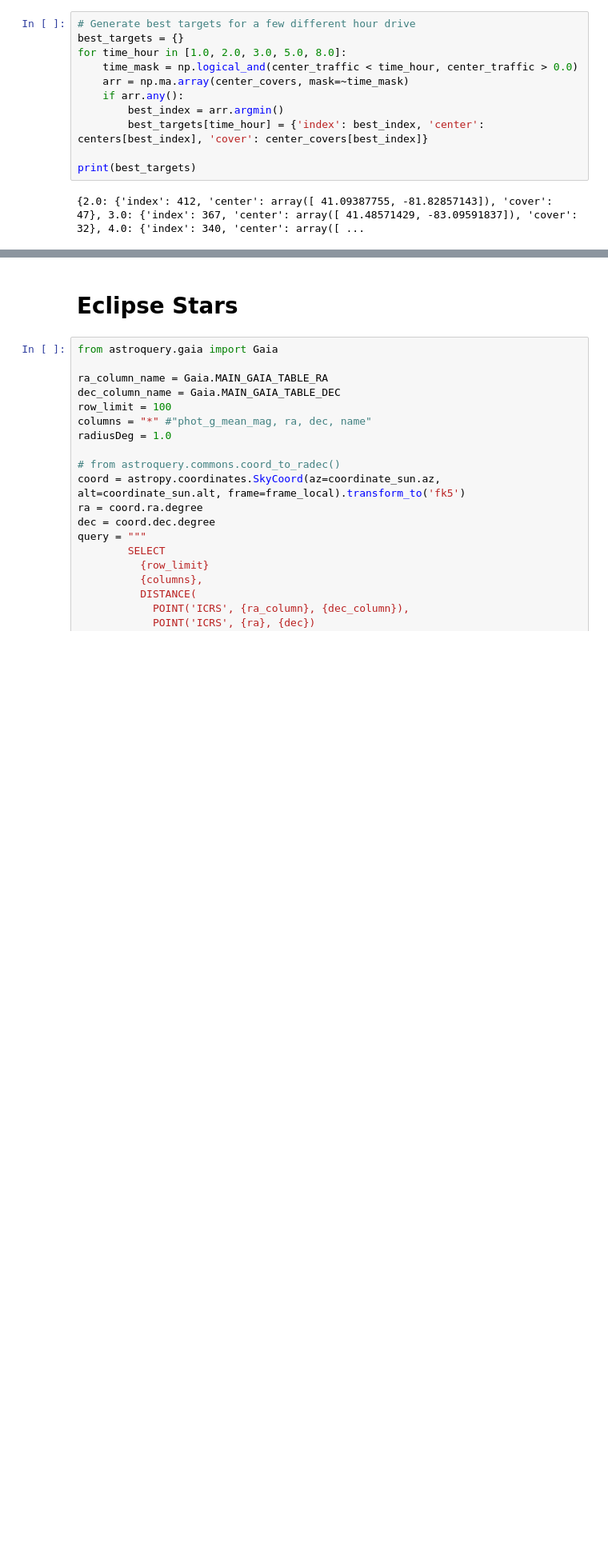
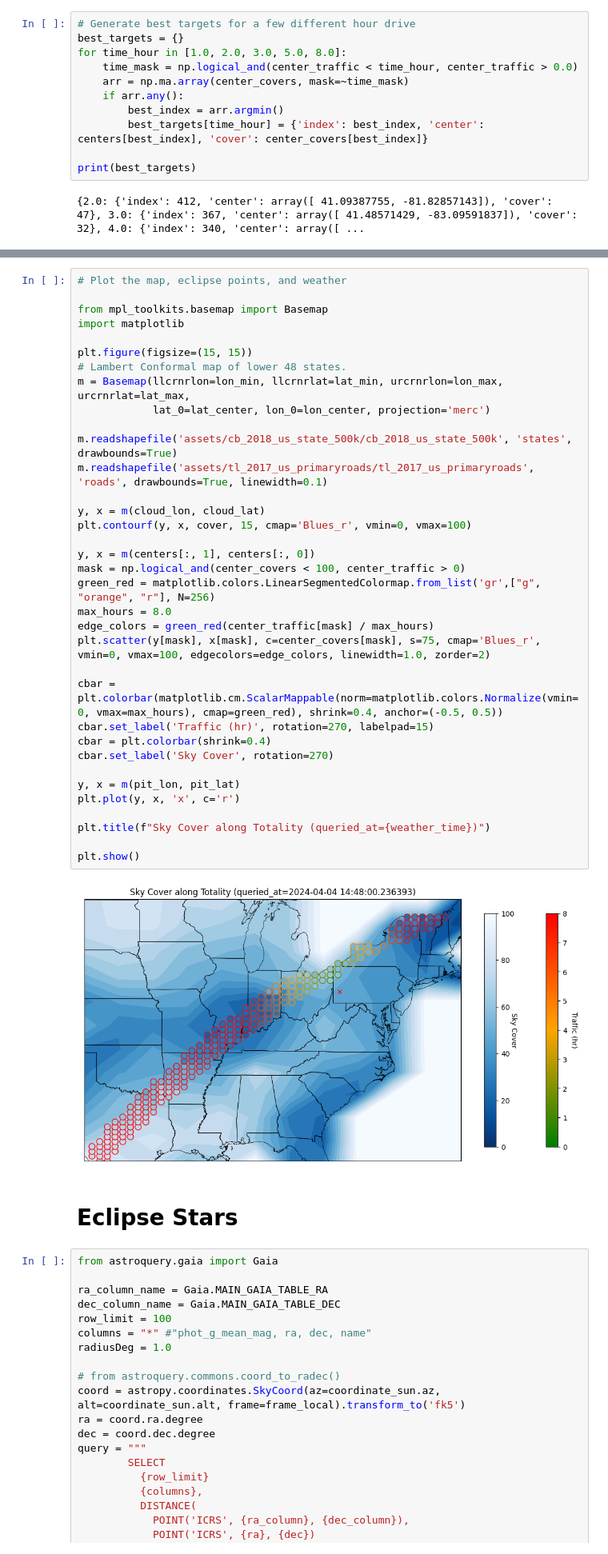
Before and after one commit to mattlangford/astropy-playground, a Jupyter notebook: astro.ipynb, the cells around one changed output, grey strips where cells are left out. Shown at 80% size. Drawn from its saved outputs; the diff is of its cells as text; blank space fills up the shorter version.

```diff
--- a/astro.ipynb
+++ b/astro.ipynb
@@ -409,3 +453,40 @@ The best targets by hour:
+# %%
+# Plot the map, eclipse points, and weather
+
+from mpl_toolkits.basemap import Basemap
+import matplotlib
+
+plt.figure(figsize=(15, 15))
+# Lambert Conformal map of lower 48 states.
+m = Basemap(llcrnrlon=lon_min, llcrnrlat=lat_min, urcrnrlon=lon_max, urcrnrlat=lat_max,
+            lat_0=lat_center, lon_0=lon_center, projection='merc')
+
+m.readshapefile('assets/cb_2018_us_state_500k/cb_2018_us_state_500k', 'states', drawbounds=True)
+m.readshapefile('assets/tl_2017_us_primaryroads/tl_2017_us_primaryroads', 'roads', drawbounds=True, linewidth=0.1)
+
+y, x = m(cloud_lon, cloud_lat)
+plt.contourf(y, x, cover, 15, cmap='Blues_r', vmin=0, vmax=100)
+
+y, x = m(centers[:, 1], centers[:, 0])
+mask = np.logical_and(center_covers < 100, center_traffic > 0)
+green_red = matplotlib.colors.LinearSegmentedColormap.from_list('gr',["g", "orange", "r"], N=256)
+max_hours = 8.0
+edge_colors = green_red(center_traffic[mask] / max_hours)
+plt.scatter(y[mask], x[mask], c=center_covers[mask], s=75, cmap='Blues_r', vmin=0, vmax=100, edgecolors=edge_colors, linewidth=1.0, zorder=2)
+
+cbar = plt.colorbar(matplotlib.cm.ScalarMappable(norm=matplotlib.colors.Normalize(vmin=0, vmax=max_hours), cmap=green_red), shrink=0.4, anchor=(-0.5, 0.5))
+cbar.set_label('Traffic (hr)', rotation=270, labelpad=15)
+cbar = plt.colorbar(shrink=0.4)
+cbar.set_label('Sky Cover', rotation=270)
+
+y, x = m(pit_lon, pit_lat)
+plt.plot(y, x, 'x', c='r')
+
+plt.title(f"Sky Cover along Totality (queried_at={weather_time})")
+
+plt.show()
+# %% [output]
+[figure, added]
 # %% [markdown]
 # Eclipse Stars
 # %%
```
Also changed, not shown: parts of 2 cells of this notebook, 1 other file.
